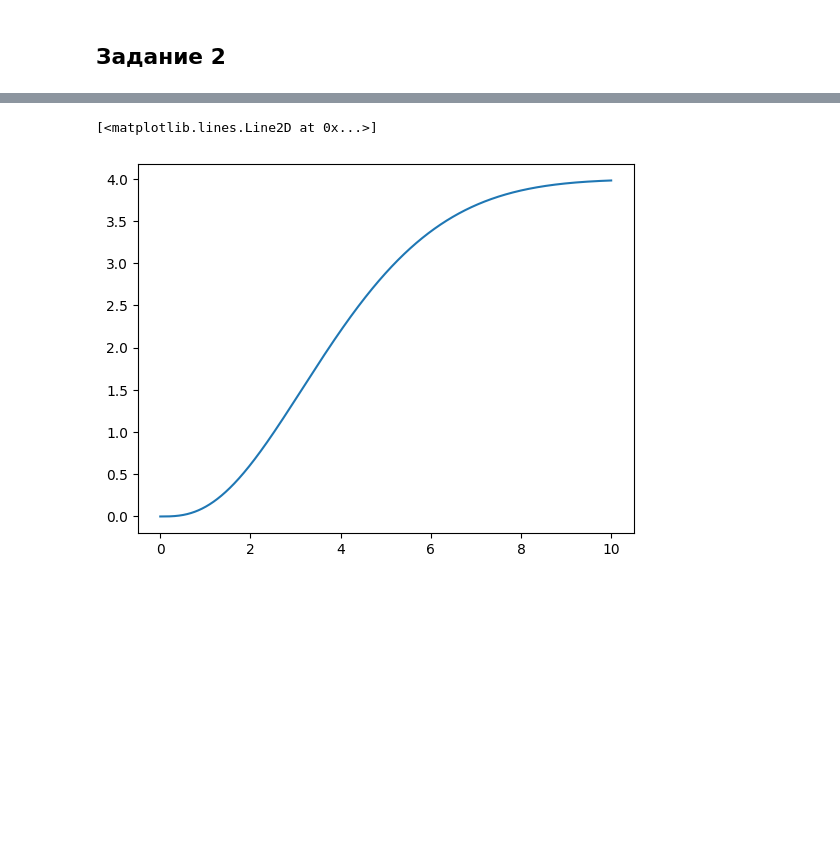
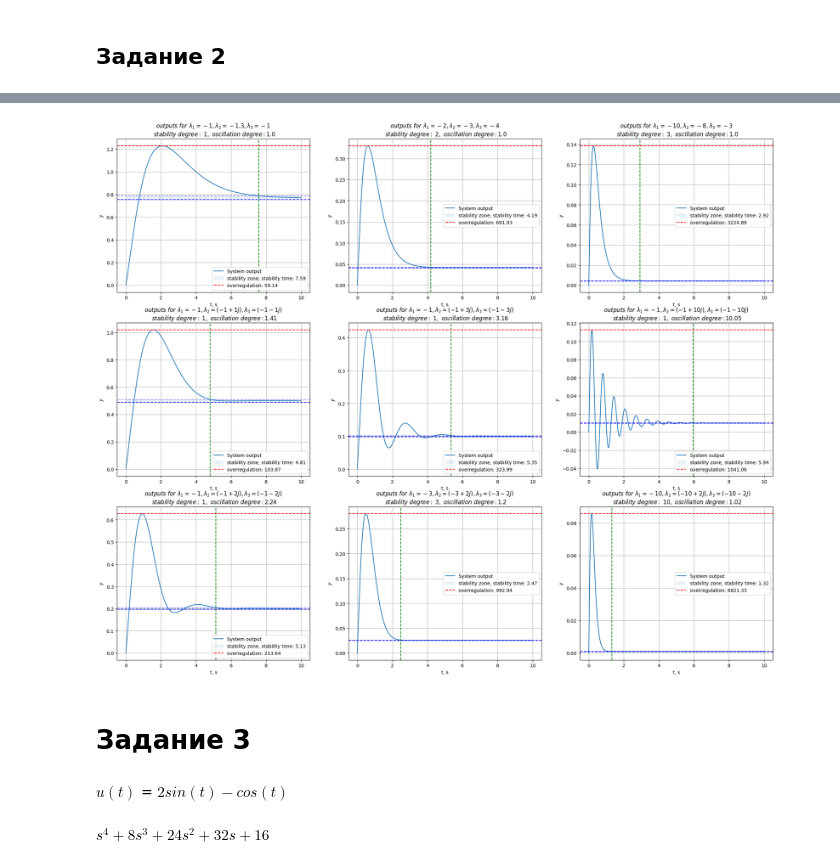
Before and after one commit to sidsnow/control_systems, a Jupyter notebook: ТАУ_Лаб_3.ipynb, the cells around one changed output, grey strips where cells are left out. Saved outputs shown, nothing was run; the diff lists cells and outputs as text; code cells hidden in the pictures; blank space fills up the shorter version.

```diff
--- a/ТАУ_Лаб_3.ipynb
+++ b/ТАУ_Лаб_3.ipynb
@@ -144,5 +167,71 @@ y2 = ct.forced_response(
+# %%
+def get_stability_degree(values):
+    return min([abs(value.real) for value in values])
+# %%
+def get_oscillation_degree(values):
+    return max([abs(complex(value)/value.real) for value in values])
+# %%
+def get_overregulation(outputs):
+    return abs(outputs.max() - outputs[-1]) / abs(outputs[-1])*100
+# %%
+def get_stable_time(outputs, time):
+    stable = outputs[-1]
+    eps = 0.02*stable
+    for i in range(len(outputs)):
+        if abs(outputs[-1-i]-stable) > eps:
+            return time[-1-i], eps
+    return time[0], eps
 # %%
-plt.plot(time, y2.outputs)
+fig, ax = plt.subplots(
+    nrows=3,
+    ncols=3,
+    figsize=(25,20)
+)
+
+for i, key in enumerate(systems):
+    for j, ss, l in zip(range(3), systems[key], roots[key]):
+        y = ct.forced_response(
+            ss,
+            U=u,
+            T=time,
+            X0=init_state2
+        ).outputs
+
+        stability_degree = get_stability_degree(l)
+        oscillation_degree = round(get_oscillation_degree(l),2)
+        overregulation = round(get_overregulation(y),2)
+        stable_time, eps = get_stable_time(y, time)
+
+        stable_time = round(stable_time, 2)
+
+        title = f"$outputs \ for \ \lambda_1 = {l[0]}, \lambda_2 = {l[1]}, \lambda_3 = {l[2]}$ \n $stability \ degree: \ {stability_degree}, \ oscillation \ degree: {oscillation_degree}$"
+        ax[i,j].set_title(title)
+        ax[i,j].set_ylabel('$y$')
+        ax[i,j].set_xlabel('t, s')
+
+        ax[i,j].plot(time, y, label='System output')
+        ax[i,j].axvline(x=stable_time, color='g', linestyle='dashed')
+
+        ax[i,j].axhline(y=y[-1]+eps, color='b', alpha=0.4, linestyle='dashed')
+        ax[i,j].axhline(y=y[-1]-eps, color='b', linestyle='dashed')
+        ax[i,j].fill_between(x=time, y1=y[-1]+eps, y2=y[-1]-eps, alpha=0.1,
+                             label=f"stability zone, stability time: {stable_time}")
+
+        ax[i,j].axhline(y=y.max(), color='r', linestyle='dashed', label=f'overregulation: {overregulation}')
+
+        ax[i,j].grid(True)
+        ax[i,j].legend()
 # %% [output]
-[<matplotlib.lines.Line2D at 0x...>]
-[figure, old version]
+[figure, new version]
+# %% [markdown]
+# Задание 3
+# %% [markdown]
+$u(t)$ = $2sin(t)-cos(t)$
+# %%
+t = sympy.Symbol("t")
+W = 6 / (s + 2)**4
+coeffs = sympy.Poly(sympy.fraction(W.expand())[1],s).coeffs()
+
+sympy.fraction(W.expand())[1]
+# %% [output]
+$\displaystyle s^{4} + 8 s^{3} + 24 s^{2} + 32 s + 16$
```
Also changed, not shown: parts of 21 cells of this notebook.
